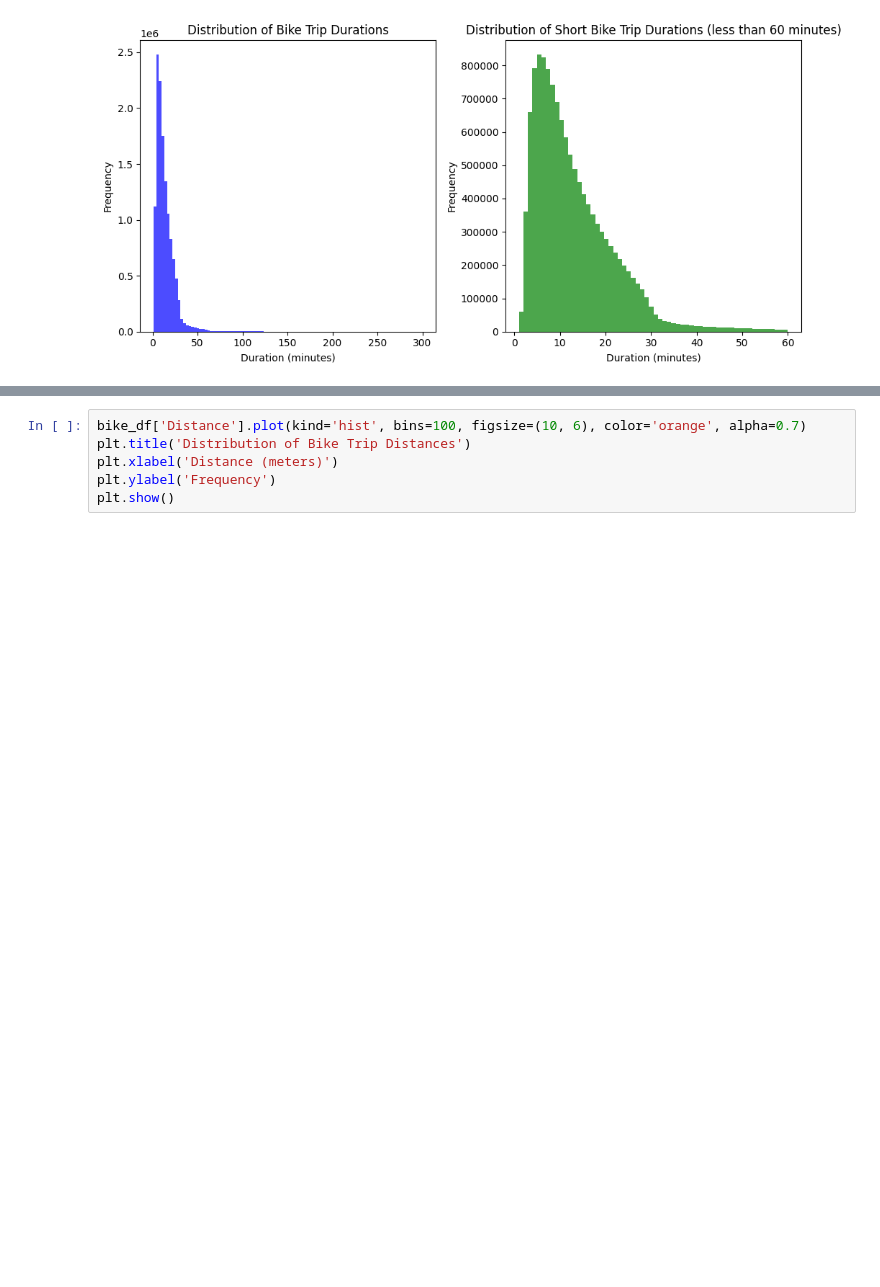
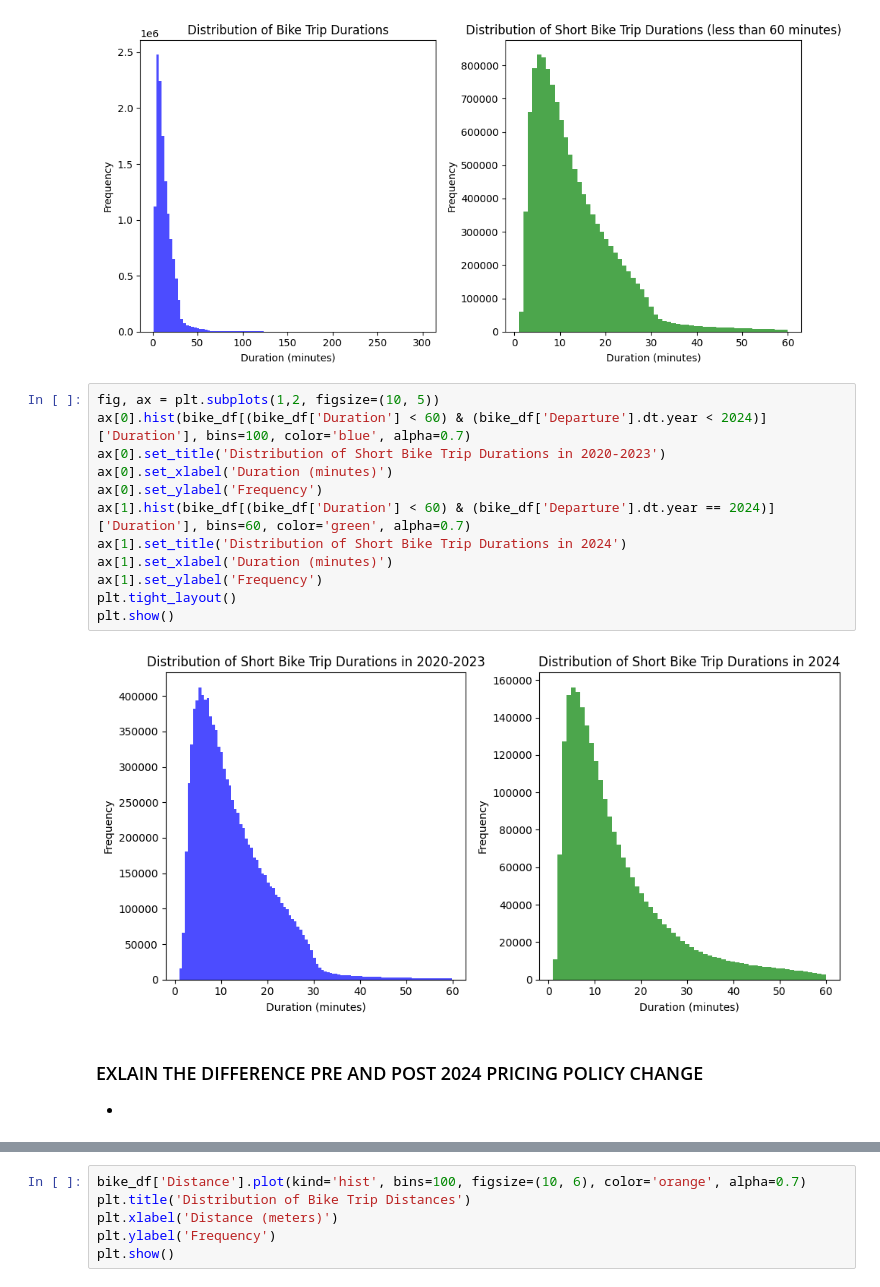
Before and after one commit to kainulj/helsinki-citybike-analysis, a Jupyter notebook: citybike_analysis.ipynb, the cells around one changed output, grey strips where cells are left out. Saved outputs shown, nothing was run; the diff lists cells and outputs as text; blank space fills up the shorter version.

```diff
--- a/citybike_analysis.ipynb
+++ b/citybike_analysis.ipynb
@@ -234,3 +238,21 @@ plt.tight_layout()
 plt.show()
 # %% [output]
 [figure]
+# %%
+fig, ax = plt.subplots(1,2, figsize=(10, 5))
+ax[0].hist(bike_df[(bike_df['Duration'] < 60) & (bike_df['Departure'].dt.year < 2024)]['Duration'], bins=100, color='blue', alpha=0.7)
+ax[0].set_title('Distribution of Short Bike Trip Durations in 2020-2023')
+ax[0].set_xlabel('Duration (minutes)')
+ax[0].set_ylabel('Frequency')
+ax[1].hist(bike_df[(bike_df['Duration'] < 60) & (bike_df['Departure'].dt.year == 2024)]['Duration'], bins=60, color='green', alpha=0.7)
+ax[1].set_title('Distribution of Short Bike Trip Durations in 2024')
+ax[1].set_xlabel('Duration (minutes)')
+ax[1].set_ylabel('Frequency')
+plt.tight_layout()
+plt.show()
+# %% [output]
+[figure, added]
+# %% [markdown]
+### EXLAIN THE DIFFERENCE PRE AND POST 2024 PRICING POLICY CHANGE
+
+-
```
Also changed, not shown: parts of 8 cells of this notebook.
